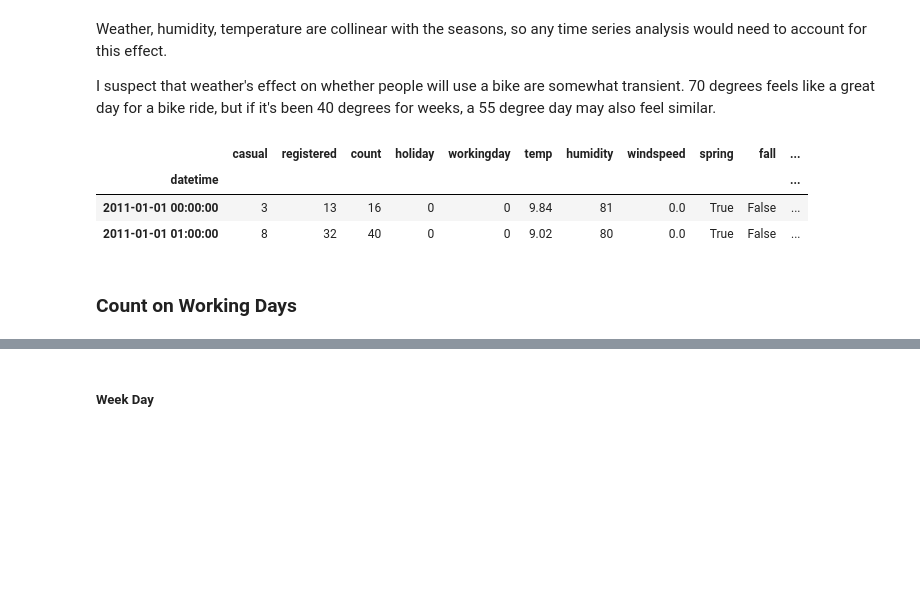
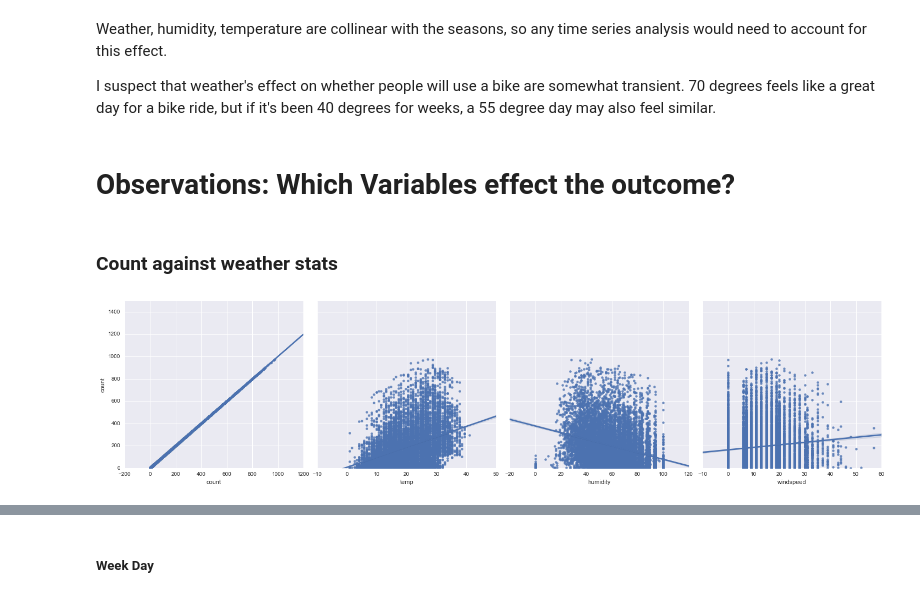
Before and after one commit to Ryanglambert/dc_bike_share_analysis, a Jupyter notebook: Bike_Share_EDA.ipynb, the cells around one changed output, grey strips where cells are left out. Drawn from its saved outputs; the diff is of its cells as text; code cells hidden in the pictures; blank space fills up the shorter version.

```diff
--- a/Bike_Share_EDA.ipynb
+++ b/Bike_Share_EDA.ipynb
@@ -73,13 +67,6 @@ train = clean_frame(train)
 Weather, humidity, temperature are collinear with the seasons, so any time series analysis would need to account for this effect.
 
 I suspect that weather's effect on whether people will use a bike are somewhat transient.  70 degrees feels like a great day for a bike ride, but if it's been 40 degrees for weeks, a 55 degree day may also feel similar.
-# %%
-train.head(2)
-# %% [output]
-|  | casual | registered | count | holiday | workingday | temp | humidity | windspeed | spring | fall | ... |
-| datetime |  |  |  |  |  |  |  |  |  |  | ... |
-| 2011-01-01 00:00:00 | 3 | 13 | 16 | 0 | 0 | 9.84 | 81 | 0.0 | True | False | ... |
-| 2011-01-01 01:00:00 | 8 | 32 | 40 | 0 | 0 | 9.02 | 80 | 0.0 | True | False | ... |
 # %%
 def pairplot(train, pair_variables, y_var):
     g = sns.pairplot(train[pair_variables],
@@ -88,5 +75,12 @@ def pairplot(train, pair_variables, y_var):
                 y_vars=y_var,
                 size=5)
     g.set(ylim=(0, 1500))
-# %% [markdown]
-### Count on Working Days
+# %% [markdown]
+# Observations: Which Variables effect the outcome?
+# %% [markdown]
+### Count against weather stats
+# %%
+y = 'count'
+pairplot(train, [y, 'temp', 'humidity', 'windspeed'], y_var=[y])
+# %% [output]
+[figure, added]
```
Also changed, not shown: parts of 46 cells of this notebook.
